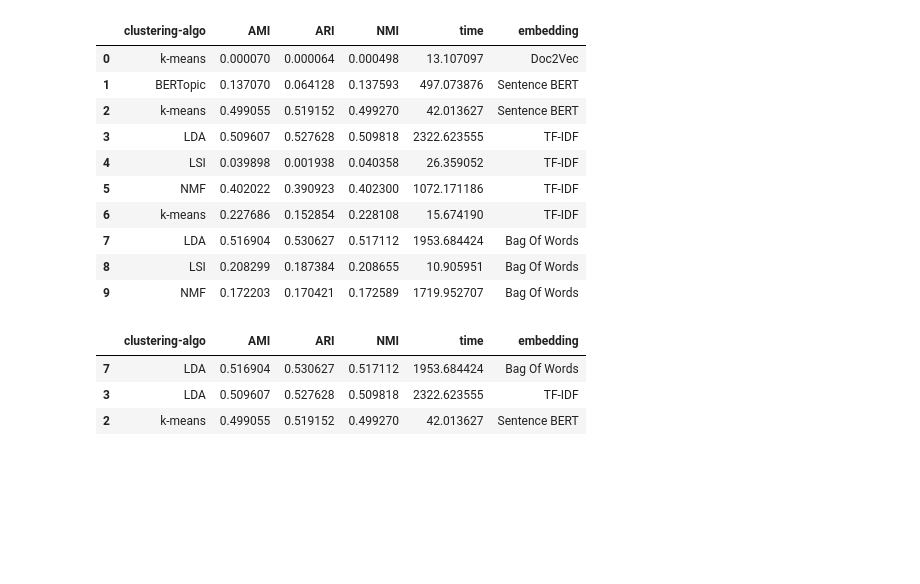
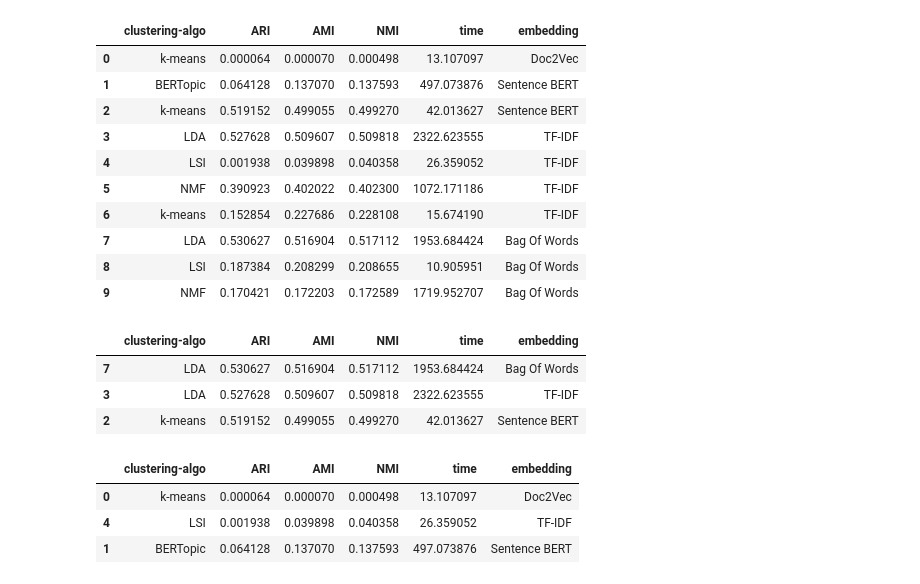
Before and after one commit to manmeetkaurbaxi/Analyzing-Clustering-Algorithms-for-Topic-Modelling, a Jupyter notebook: code/eval-perf-plots.ipynb, the cells around one changed output. Drawn from its saved outputs; the diff is of its cells as text; code cells hidden in the pictures; blank space fills up the shorter version.

```diff
--- a/code/eval-perf-plots.ipynb
+++ b/code/eval-perf-plots.ipynb
@@ -12,8 +14,8 @@ bow = pd.read_csv('../results/Evaluating performance/evaluating_performance-bow.
 # %%
-mean_doc2vec = doc2vec.groupby('clustering-algo', as_index=False)[['AMI','ARI','NMI','time']].mean()
-mean_sbert = sbert.groupby('clustering-algo', as_index=False)[['AMI','ARI','NMI','time']].mean()
-mean_tfidf = tfidf.groupby('clustering-algo', as_index=False)[['AMI','ARI','NMI','time']].mean()
-mean_bow = bow.groupby('clustering-algo', as_index=False)[['AMI','ARI','NMI','time']].mean()
+mean_doc2vec = doc2vec.groupby('clustering-algo', as_index=False)[['ARI','AMI','NMI','time']].mean()
+mean_sbert = sbert.groupby('clustering-algo', as_index=False)[['ARI','AMI','NMI','time']].mean()
+mean_tfidf = tfidf.groupby('clustering-algo', as_index=False)[['ARI','AMI','NMI','time']].mean()
+mean_bow = bow.groupby('clustering-algo', as_index=False)[['ARI','AMI','NMI','time']].mean()
 # %%
 mean_tfidf['embedding'] = 'TF-IDF'
 mean_sbert['embedding'] = 'Sentence BERT'
@@ -24,24 +26,31 @@ mean_perf = pd.concat([mean_doc2vec, mean_sbert, mean_tfidf, mean_bow], ignore_i
 # %%
 mean_perf
 # %% [output]
-|  | clustering-algo | AMI | ARI | NMI | time | embedding |
-| 0 | k-means | 0.000070 | 0.000064 | 0.000498 | 13.107097 | Doc2Vec |
-| 1 | BERTopic | 0.137070 | 0.064128 | 0.137593 | 497.073876 | Sentence BERT |
-| 2 | k-means | 0.499055 | 0.519152 | 0.499270 | 42.013627 | Sentence BERT |
-| 3 | LDA | 0.509607 | 0.527628 | 0.509818 | 2322.623555 | TF-IDF |
-| 4 | LSI | 0.039898 | 0.001938 | 0.040358 | 26.359052 | TF-IDF |
-| 5 | NMF | 0.402022 | 0.390923 | 0.402300 | 1072.171186 | TF-IDF |
-| 6 | k-means | 0.227686 | 0.152854 | 0.228108 | 15.674190 | TF-IDF |
-| 7 | LDA | 0.516904 | 0.530627 | 0.517112 | 1953.684424 | Bag Of Words |
-| 8 | LSI | 0.208299 | 0.187384 | 0.208655 | 10.905951 | Bag Of Words |
-| 9 | NMF | 0.172203 | 0.170421 | 0.172589 | 1719.952707 | Bag Of Words |
+|  | clustering-algo | ARI | AMI | NMI | time | embedding |
+| 0 | k-means | 0.000064 | 0.000070 | 0.000498 | 13.107097 | Doc2Vec |
+| 1 | BERTopic | 0.064128 | 0.137070 | 0.137593 | 497.073876 | Sentence BERT |
+| 2 | k-means | 0.519152 | 0.499055 | 0.499270 | 42.013627 | Sentence BERT |
+| 3 | LDA | 0.527628 | 0.509607 | 0.509818 | 2322.623555 | TF-IDF |
+| 4 | LSI | 0.001938 | 0.039898 | 0.040358 | 26.359052 | TF-IDF |
+| 5 | NMF | 0.390923 | 0.402022 | 0.402300 | 1072.171186 | TF-IDF |
+| 6 | k-means | 0.152854 | 0.227686 | 0.228108 | 15.674190 | TF-IDF |
+| 7 | LDA | 0.530627 | 0.516904 | 0.517112 | 1953.684424 | Bag Of Words |
+| 8 | LSI | 0.187384 | 0.208299 | 0.208655 | 10.905951 | Bag Of Words |
+| 9 | NMF | 0.170421 | 0.172203 | 0.172589 | 1719.952707 | Bag Of Words |
 # %%
 # View top-3 best performers
-mean_perf.nlargest(3,['AMI','ARI','NMI','time'])
+mean_perf.nlargest(3,['ARI','AMI','NMI','time'])
 # %% [output]
-|  | clustering-algo | AMI | ARI | NMI | time | embedding |
-| 7 | LDA | 0.516904 | 0.530627 | 0.517112 | 1953.684424 | Bag Of Words |
-| 3 | LDA | 0.509607 | 0.527628 | 0.509818 | 2322.623555 | TF-IDF |
-| 2 | k-means | 0.499055 | 0.519152 | 0.499270 | 42.013627 | Sentence BERT |
+|  | clustering-algo | ARI | AMI | NMI | time | embedding |
+| 7 | LDA | 0.530627 | 0.516904 | 0.517112 | 1953.684424 | Bag Of Words |
+| 3 | LDA | 0.527628 | 0.509607 | 0.509818 | 2322.623555 | TF-IDF |
+| 2 | k-means | 0.519152 | 0.499055 | 0.499270 | 42.013627 | Sentence BERT |
 # %%
 mean_perf.to_csv('../results/Evaluating performance/mean_performance.csv', index=False)
+# %%
+mean_perf.nsmallest(3,['ARI','AMI','NMI','time'])
+# %% [output]
+|  | clustering-algo | ARI | AMI | NMI | time | embedding |
+| 0 | k-means | 0.000064 | 0.000070 | 0.000498 | 13.107097 | Doc2Vec |
+| 4 | LSI | 0.001938 | 0.039898 | 0.040358 | 26.359052 | TF-IDF |
+| 1 | BERTopic | 0.064128 | 0.137070 | 0.137593 | 497.073876 | Sentence BERT |
```
Also changed, not shown: parts of 4 cells of this notebook, 1 other file.
